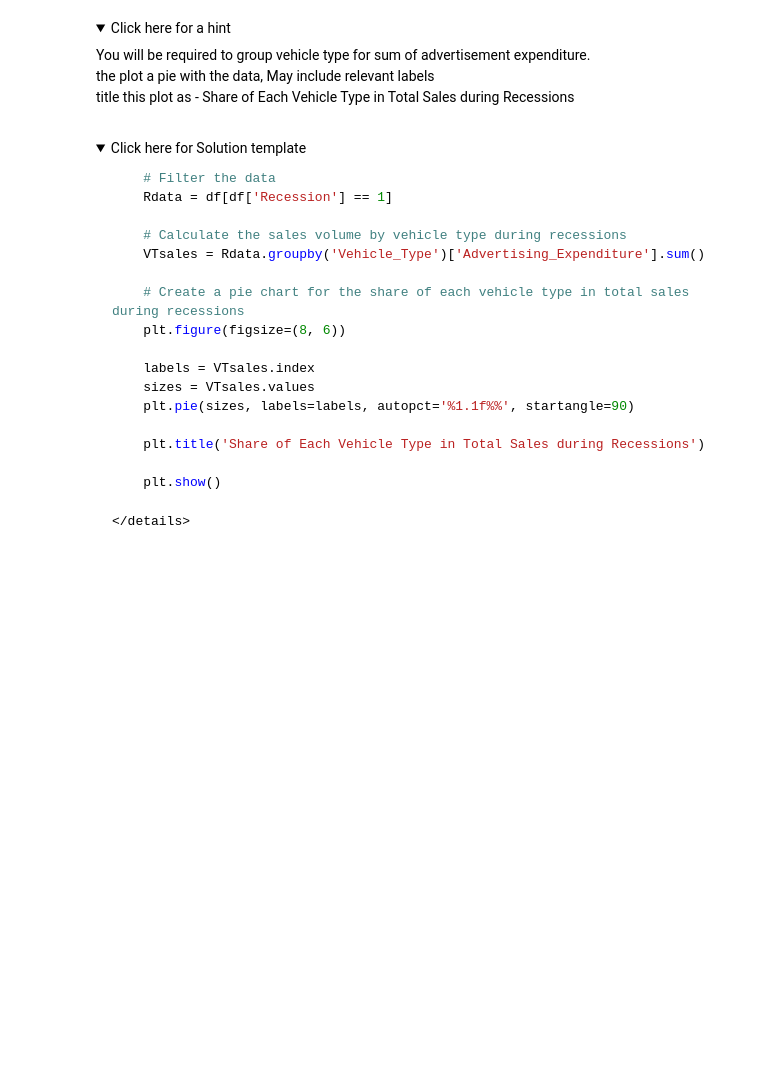
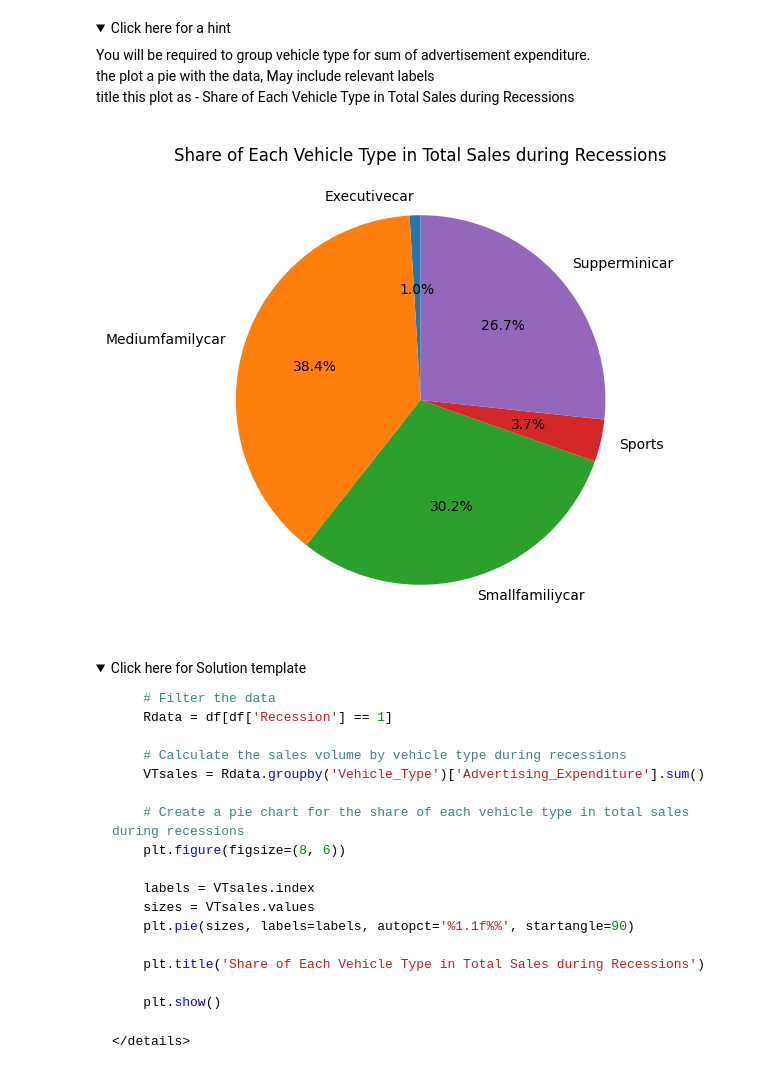
Before and after one commit to Siberio20/Practicas-Coursera, a Jupyter notebook: Exercise-Final-Assignment-Part-1-.jupyterlite.ipynb, the cells around one changed output. Saved outputs shown, nothing was run; the diff lists cells and outputs as text; code cells hidden in the pictures; folded sections open; blank space fills up the shorter version.

```diff
--- a/Exercise-Final-Assignment-Part-1-.jupyterlite.ipynb
+++ b/Exercise-Final-Assignment-Part-1-.jupyterlite.ipynb
@@ -710,6 +789,24 @@ Can we observe the share of each vehicle type in total sales during recessions?
     <br> the plot a pie with the data, May include relevant labels
     <br>title this plot as  - Share of Each Vehicle Type in Total Sales during Recessions</p>
 </details>
+# %%
+Rdata = df[df['Recession'] == 1]
+
+# Calculate the sales volume by vehicle type during recessions
+VTsales = Rdata.groupby('Vehicle_Type')['Advertising_Expenditure'].sum()
+
+# Create a pie chart for the share of each vehicle type in total sales during recessions
+plt.figure(figsize=(8, 6))
+
+labels = VTsales.index
+sizes = VTsales.values
+plt.pie(sizes, labels=labels, autopct='%1.1f%%', startangle=90)
+
+plt.title('Share of Each Vehicle Type in Total Sales during Recessions')
+
+plt.show()
+# %% [output]
+[figure, added]
 # %% [markdown]
 <details>
     <summary>Click here for Solution template</summary>
```
Also changed, not shown: parts of 9 cells of this notebook.
